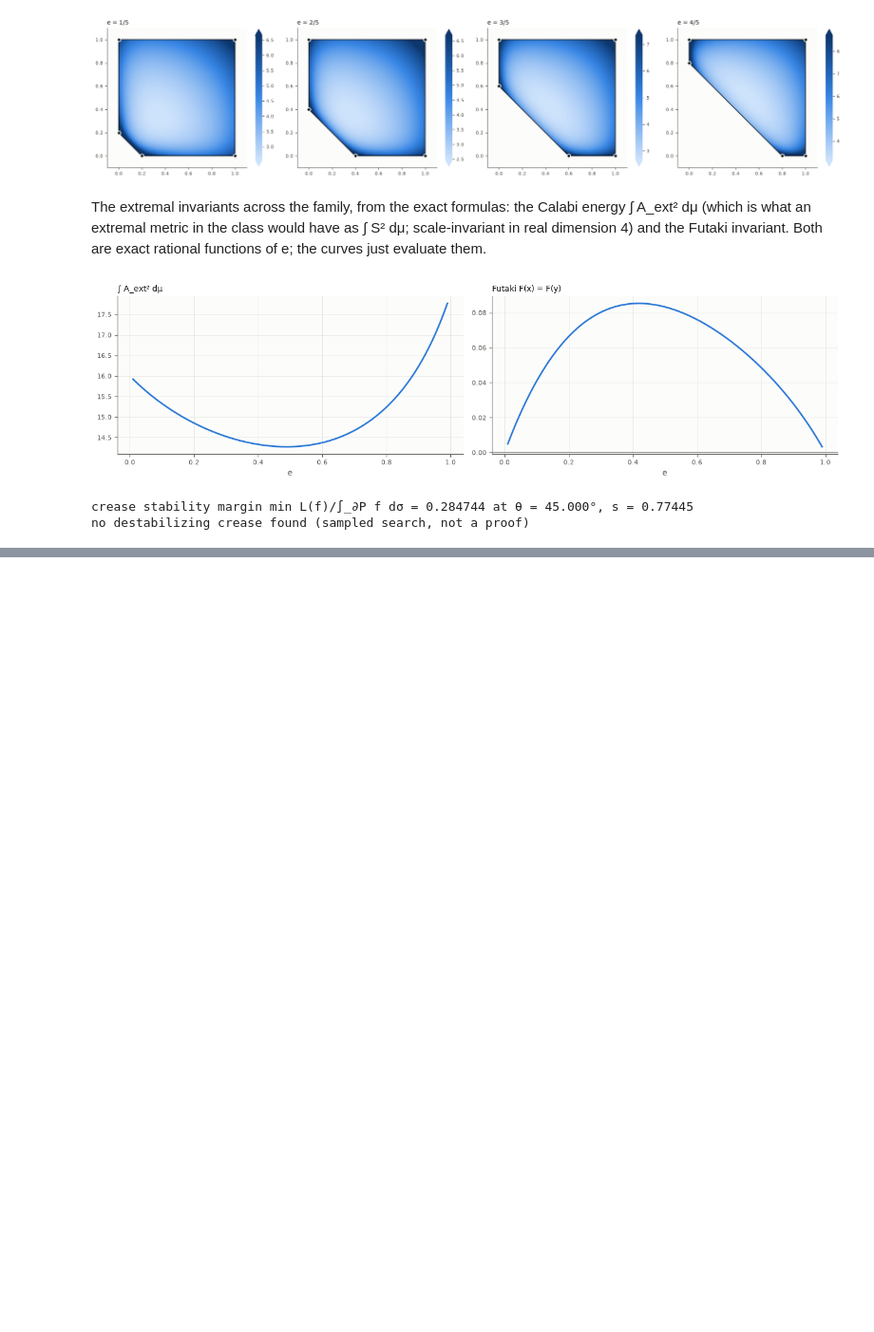
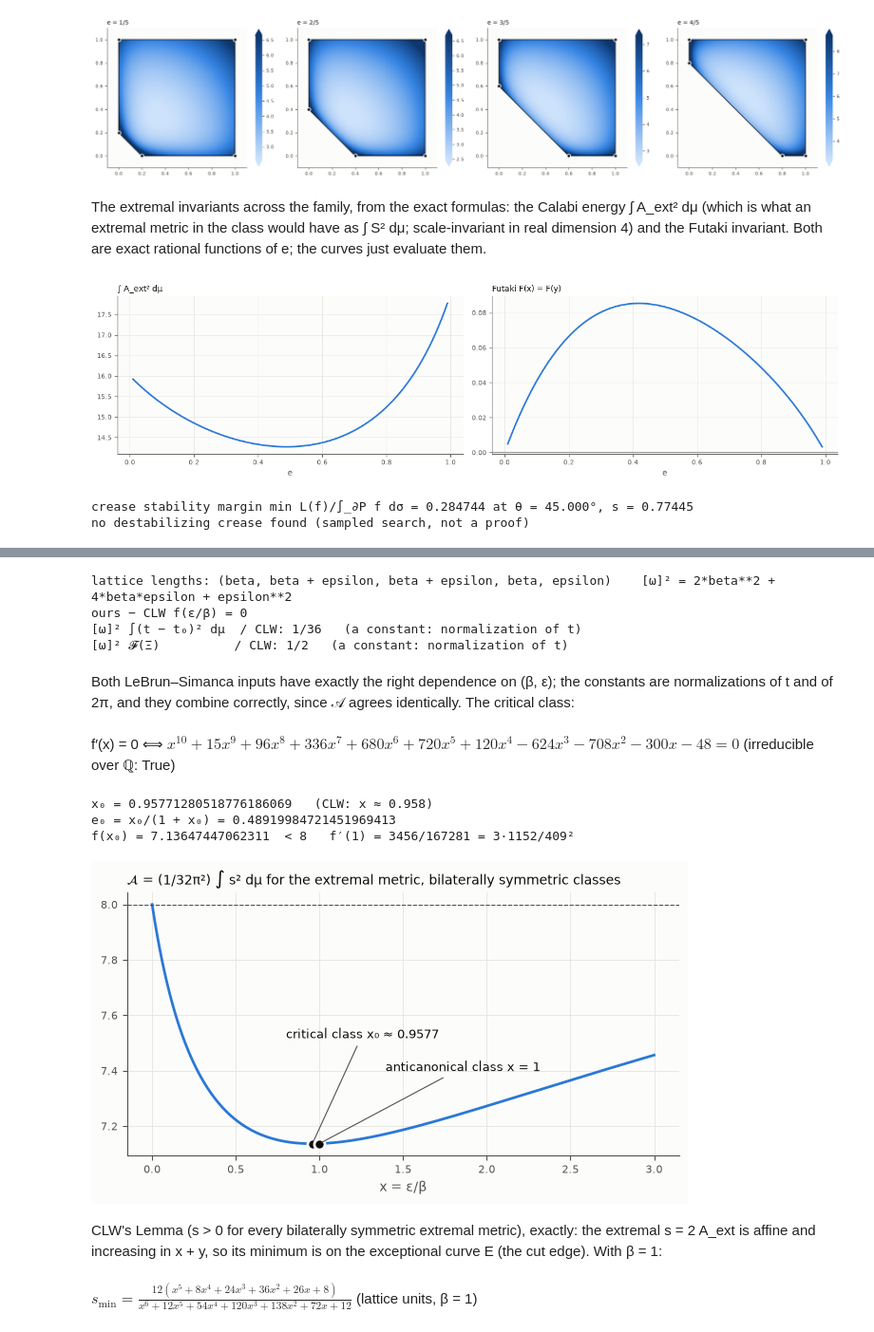
Before and after one commit to lapisetanima/toric-kahlers, a Jupyter notebook: notebooks/01_explore_polygon.ipynb, the cells around one changed output, grey strips where cells are left out. Shown at 95% size. Cells and saved outputs as stored; diff of their text form; code cells hidden in the pictures; blank space fills up the shorter version.

```diff
--- a/notebooks/01_explore_polygon.ipynb
+++ b/notebooks/01_explore_polygon.ipynb
@@ -379,0 +394,61 @@ no destabilizing crease found (sampled search, not a proof)
+# %%
+beta, eps, xx = sp.symbols('beta epsilon x', positive=True)
+Pclw = ParametricPolygon.from_polygon(square, {1: -(beta + eps), 2: -(beta + eps), 4: eps},
+                                      params=(beta, eps), name='CLW class')
+print('lattice lengths:', Pclw.lattice_lengths, '   [ω]² =', sp.expand(2 * Pclw.area))
+
+f_clw = 3 * (32 + 176*xx + 318*xx**2 + 280*xx**3 + 132*xx**4 + 32*xx**5 + 3*xx**6) / (
+    12 + 72*xx + 138*xx**2 + 120*xx**3 + 54*xx**4 + 12*xx**5 + xx**6)
+print('ours − CLW f(ε/β) =', sp.simplify(Pclw.calabi_energy / 2 - f_clw.subs(xx, eps / beta)))
+
+# the two LeBrun–Simanca inputs, for the Hamiltonian t = x + y of the diagonal circle action
+w2 = 2 * Pclw.area
+t0 = Pclw.integrate(x + y) / Pclw.area
+variance = Pclw.integrate(sp.expand((x + y - t0)**2))
+futaki_t = Pclw.futaki[0] + Pclw.futaki[1]
+clw_var = 12*beta**6 + 72*beta**5*eps + 138*beta**4*eps**2 + 120*beta**3*eps**3 + 54*beta**2*eps**4 + 12*beta*eps**5 + eps**6
+clw_fut = 4*beta*eps*(eps**2/3 + beta*eps + beta**2)
+print('[ω]² ∫(t − t₀)² dμ  / CLW:', sp.simplify(w2 * variance / clw_var), '  (a constant: normalization of t)')
+print('[ω]² 𝓕(Ξ)          / CLW:', sp.simplify(w2 * futaki_t / clw_fut), '  (a constant: normalization of t)')
+# %% [output]
+lattice lengths: (beta, beta + epsilon, beta + epsilon, beta, epsilon)    [ω]² = 2*beta**2 + 4*beta*epsilon + epsilon**2
+ours − CLW f(ε/β) = 0
+[ω]² ∫(t − t₀)² dμ  / CLW: 1/36   (a constant: normalization of t)
+[ω]² 𝓕(Ξ)          / CLW: 1/2   (a constant: normalization of t)
+# %% [markdown]
+Both LeBrun–Simanca inputs have exactly the right dependence on (β, ε); the constants are normalizations of t and of 2π, and they combine correctly, since 𝒜 agrees identically. The critical class:
+# %%
+num = sp.Poly(sp.numer(sp.together(sp.diff(f_clw, xx))), xx).primitive()[1]   # drop the content 12
+x0 = [r for r in num.real_roots() if r > 0][0]
+display(Markdown(f'f′(x) = 0  ⟺  ${sp.latex(num.as_expr())} = 0$ (irreducible over ℚ: {num.is_irreducible})'))
+print('x₀ =', sp.N(x0, 20), '  (CLW: x ≈ 0.958)')
+print('e₀ = x₀/(1 + x₀) =', sp.N(x0 / (1 + x0), 20))
+print('f(x₀) =', sp.N(f_clw.subs(xx, x0), 15), ' < 8   f′(1) =', sp.diff(f_clw, xx).subs(xx, 1), '= 3·1152/409²')
+
+fx = sp.lambdify(xx, f_clw)
+ts = np.linspace(0, 3, 400)
+ax = viz._line_axes(None, figsize=(7.5, 3.6))
+ax.plot(ts, fx(ts), color='#2a78d6', lw=2)
+ax.axhline(8, color=viz.INK_2, lw=0.8, ls='--')
+for xv, label, offset in ((float(x0), f'critical class x₀ ≈ {float(x0):.4f}', (-20, 80)),
+                          (1.0, 'anticanonical class x = 1', (50, 55))):
+    ax.plot([xv], [fx(xv)], 'o', ms=8, color=viz.INK, mec=viz.SURFACE, mew=2, zorder=3)
+    ax.annotate(label, (xv, fx(xv)), xytext=offset, textcoords='offset points', fontsize=9, color=viz.INK,
+                arrowprops=dict(arrowstyle='-', color=viz.INK_2, lw=0.8))
+ax.set_xlabel('x = ε/β', color=viz.INK_2)
+ax.set_title(r'$\mathcal{A}$ = (1/32π²) ∫ s² dμ for the extremal metric, bilaterally symmetric classes', loc='left', fontsize=10, color=viz.INK);
+# %% [output]
+f′(x) = 0  ⟺  $x^{10} + 15 x^{9} + 96 x^{8} + 336 x^{7} + 680 x^{6} + 720 x^{5} + 120 x^{4} - 624 x^{3} - 708 x^{2} - 300 x - 48 = 0$ (irreducible over ℚ: True)
+x₀ = 0.95771280518776186069   (CLW: x ≈ 0.958)
+e₀ = x₀/(1 + x₀) = 0.48919984721451969413
+f(x₀) = 7.13647447062311  < 8   f′(1) = 3456/167281 = 3·1152/409²
+[figure, added]
+# %% [markdown]
+CLW's Lemma (s > 0 for every bilaterally symmetric extremal metric), exactly: the extremal s = 2 A_ext is affine and increasing in x + y, so its minimum is on the exceptional curve E (the cut edge). With β = 1:
+# %%
+Px = ParametricPolygon.from_polygon(square, {1: -(1 + xx), 2: -(1 + xx), 4: xx}, params=(xx,))
+c0, c1, c2 = Px.A_ext_coefficients
+vx, vy = Px.vertices[0]   # an endpoint of the cut edge E
+display(Markdown(f'$s_{{\\min}} = {sp.latex(sp.factor(2 * (c0 + c1 * vx + c2 * vy)))}$ (lattice units, β = 1)'))
+# %% [output]
+$s_{\min} = \frac{12 \left(x^{5} + 8 x^{4} + 24 x^{3} + 36 x^{2} + 26 x + 8\right)}{x^{6} + 12 x^{5} + 54 x^{4} + 120 x^{3} + 138 x^{2} + 72 x + 12}$ (lattice units, β = 1)
```
Also changed, not shown: parts of 1 cell of this notebook, 1 other file.
